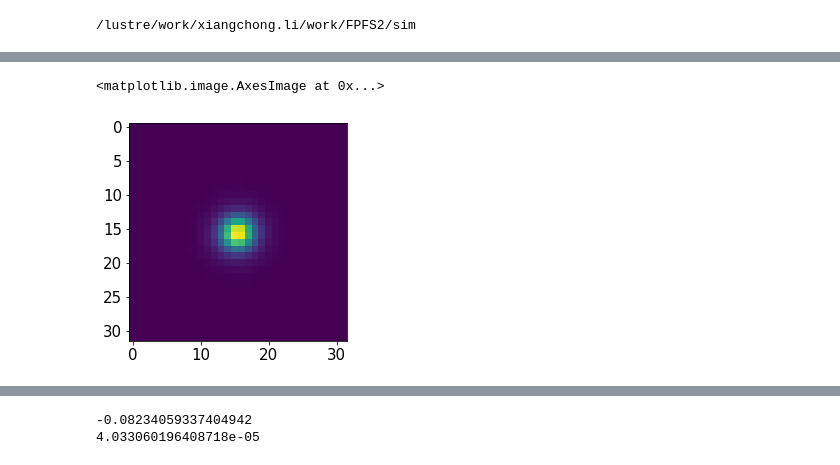
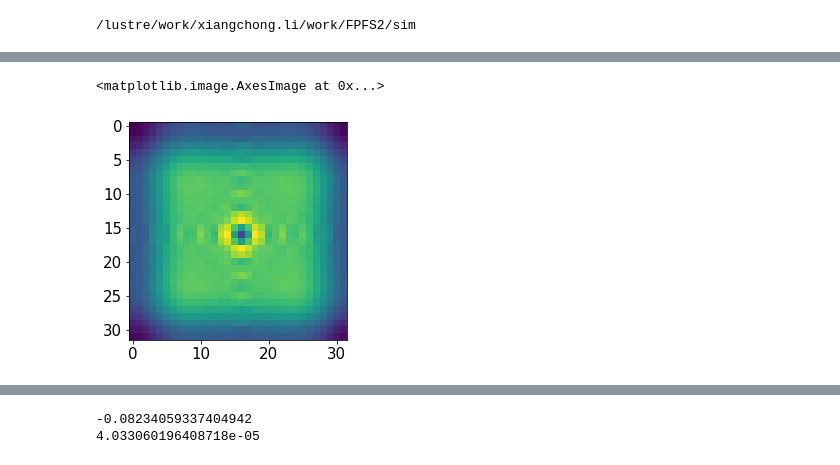
Before and after one commit to mr-superonion/FPFS, a Jupyter notebook: notebook/paper-FPFS2021/1_3-noiseBias_smallGals.ipynb, the cells around one changed output, grey strips where cells are left out. Cells and saved outputs as stored; diff of their text form; code cells hidden in the pictures.

```diff
--- a/notebook/paper-FPFS2021/1_3-noiseBias_smallGals.ipynb
+++ b/notebook/paper-FPFS2021/1_3-noiseBias_smallGals.ipynb
@@ -29,0 +23,25 @@ noiList   =   np.stack([noiAll[i*ngrid+beg:i*ngrid+end,j*ngrid+beg:j*ngrid+end]
+# %%
+gc.collect()
+galDir      =   'small0_psf60'
+ngrid       =   64
+rcut        =   16
+beg         =   ngrid//2-rcut
+end         =   beg+2*rcut
+beta        =   0.75
+noiVar      =   1e-2
+pixScale    =   0.168
+# %%
+# same for the noivar model
+powIn       =   np.load('corPre/noiPows2.npy',allow_pickle=True).item()['%s'%rcut]*noiVar*100
+powModel    =   np.zeros((1,powIn.shape[0],powIn.shape[1]))
+powModel[0] =   powIn
+# PSF
+psfFname    =   os.path.join(galDir,'psf-60.fits')
+psfData     =   pyfits.open(psfFname)[0].data
+npad        =   (ngrid-psfData.shape[0])//2
+psfData2    =   np.pad(psfData,(npad+1,npad),mode='constant')
+assert psfData2.shape[0]==ngrid
+psfData2    =   psfData2[beg:end,beg:end]
+# FPFS Task
+fpTask      =   fpfsBase.fpfsTask(psfData2,noiFit=powIn,beta=beta,debug=True)
+fpTask0     =   fpfsBase.fpfsTask(psfData2,beta=beta,debug=True)
@@ -30,5 +75,5 @@ noiList   =   np.stack([noiAll[i*ngrid+beg:i*ngrid+end,j*ngrid+beg:j*ngrid+end]
 # %%
-plt.imshow(img)
+plt.imshow(powIn)
 # %% [output]
 <matplotlib.image.AxesImage at 0x...>
-[figure, old version]
+[figure, new version]
```
Also changed, not shown: parts of 14 cells of this notebook, 8 other files.
